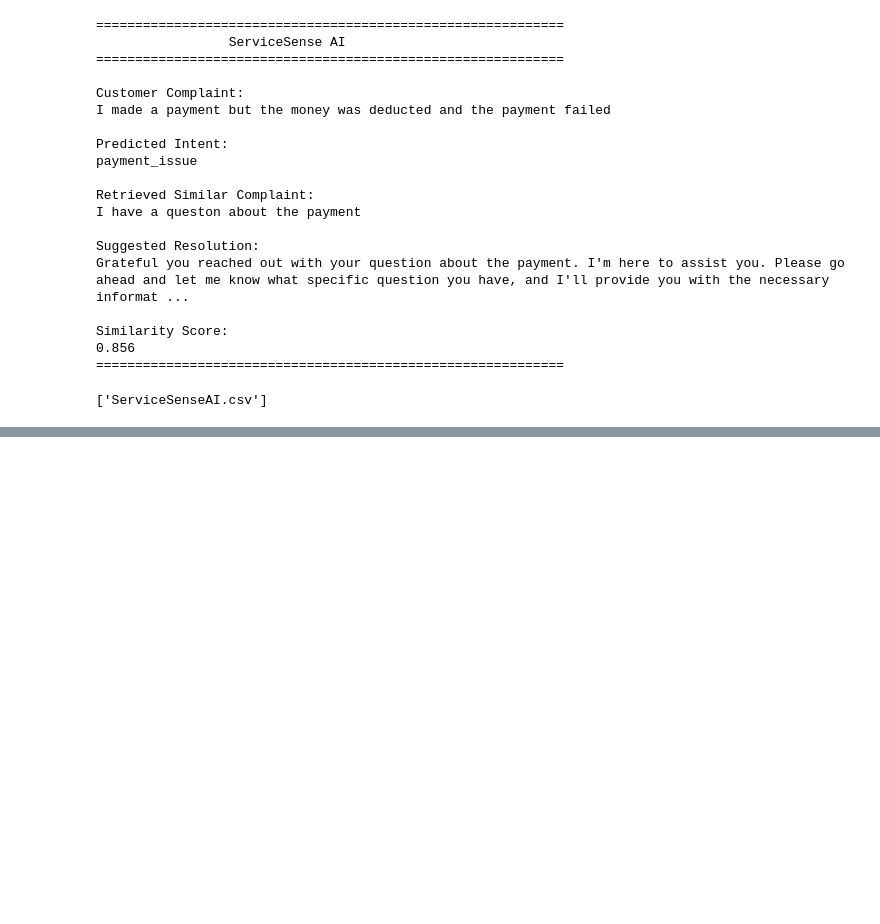
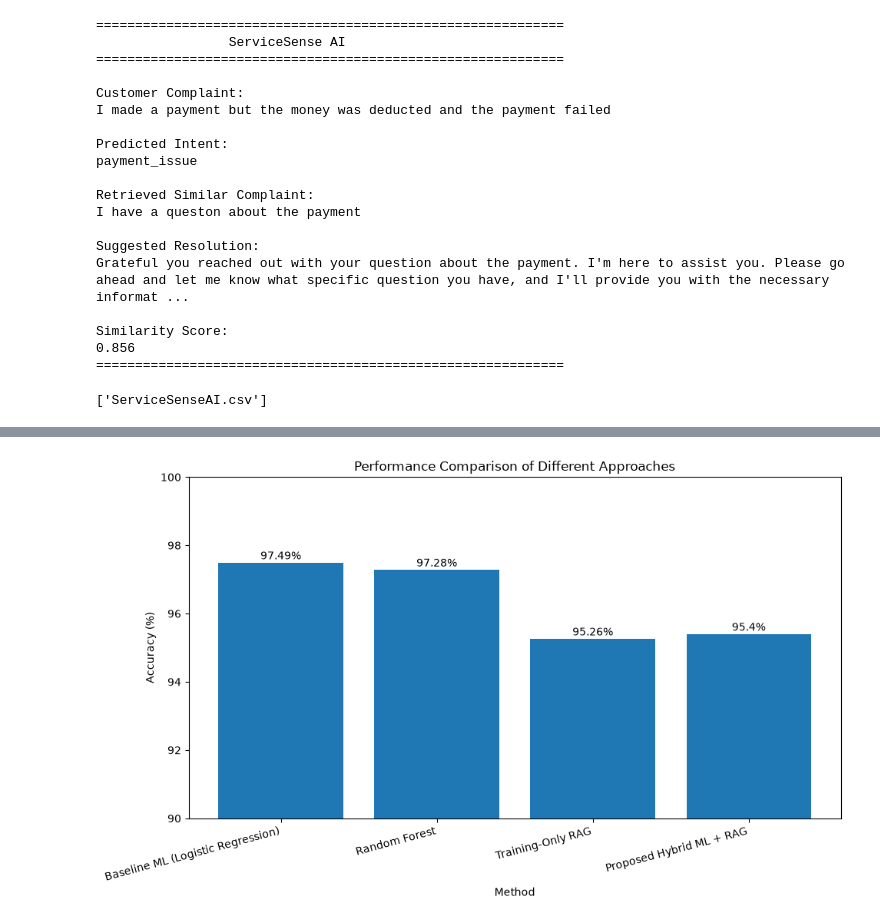
Before and after one commit to dhaslimn2025mtechds-cpu/ServiceSense-AI, a Jupyter notebook: ServiceSense_AI.ipynb, the cells around one changed output, grey strips where cells are left out. Saved outputs shown, nothing was run; the diff lists cells and outputs as text; code cells hidden in the pictures; blank space fills up the shorter version.

```diff
--- a/ServiceSense_AI.ipynb
+++ b/ServiceSense_AI.ipynb
@@ -1258,0 +1522,21 @@ print(os.listdir("data"))
+# %%
+# ============================================================
+# Proposed Hybrid ML + RAG Framework
+# Load RAG Components
+# ============================================================
+
+import joblib
+import faiss
+import numpy as np
+
+rag_tfidf = joblib.load(
+    "models/rag_tfidf_vectorizer.pkl"
+)
+
+faiss_index = faiss.read_index(
+    "models/complaints_faiss.index"
+)
+
+print("RAG components loaded successfully!")
+print("FAISS vectors:", faiss_index.ntotal)
+print("FAISS dimensions:", faiss_index.d)
@@ -1258,0 +2495,24 @@ print(os.listdir("data"))
+# %%
+import matplotlib.pyplot as plt
+
+plt.figure(figsize=(10, 6))
+
+plt.bar(
+    research_results["Method"],
+    research_results["Accuracy (%)"]
+)
+
+plt.title("Performance Comparison of Different Approaches")
+plt.xlabel("Method")
+plt.ylabel("Accuracy (%)")
+plt.ylim(90, 100)
+
+plt.xticks(rotation=15, ha="right")
+
+for i, value in enumerate(research_results["Accuracy (%)"]):
+    plt.text(i, value + 0.1, f"{value}%", ha="center")
+
+plt.tight_layout()
+plt.show()
+# %% [output]
+[figure, added]
```
Also changed, not shown: parts of 70 cells of this notebook, 5 other files.
